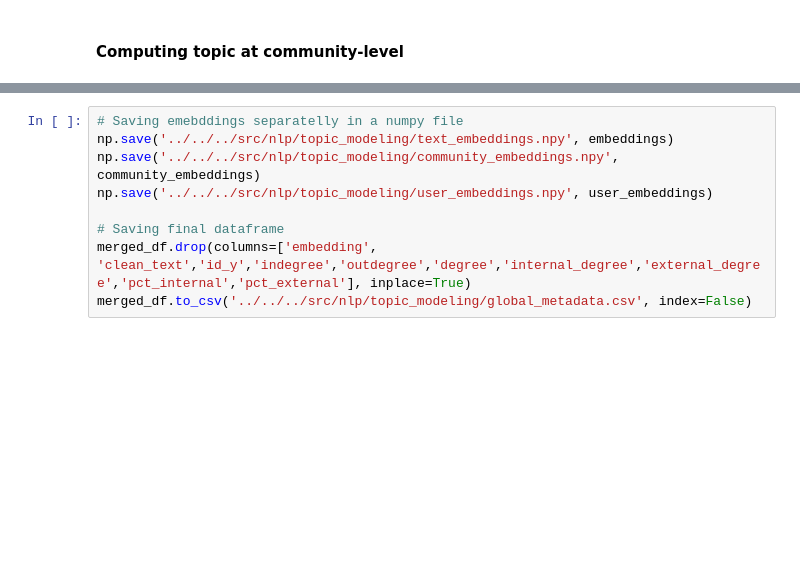
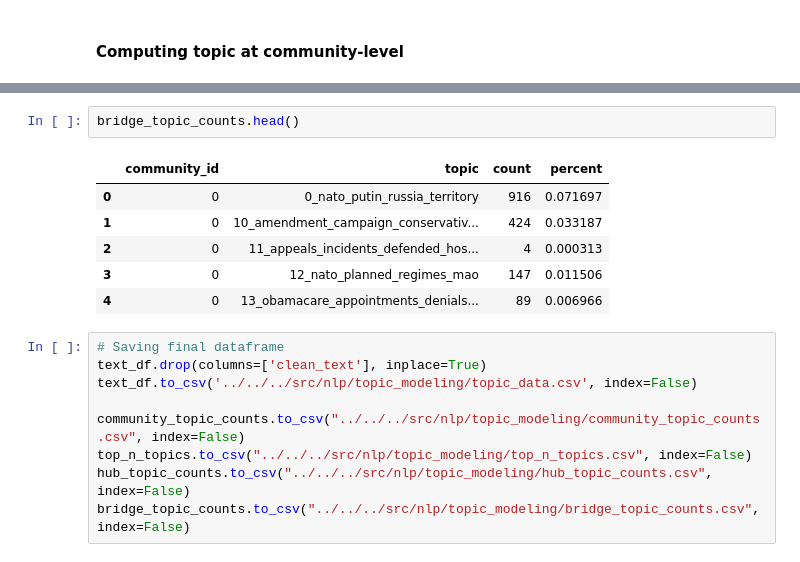
Before and after one commit to alfoCaiazza/Analysa, a Jupyter notebook: src/nlp/topic_modeling/global_community_topic.ipynb, the cells around one changed output, grey strips where cells are left out. Saved outputs shown, nothing was run; the diff lists cells and outputs as text; blank space fills up the shorter version.

```diff
--- a/src/nlp/topic_modeling/global_community_topic.ipynb
+++ b/src/nlp/topic_modeling/global_community_topic.ipynb
@@ -211,9 +152,18 @@ Unique users num: 3348
+# %%
+bridge_topic_counts.head()
+# %% [output]
+|  | community_id | topic | count | percent |
+| 0 | 0 | 0_nato_putin_russia_territory | 916 | 0.071697 |
+| 1 | 0 | 10_amendment_campaign_conservativ... | 424 | 0.033187 |
+| 2 | 0 | 11_appeals_incidents_defended_hos... | 4 | 0.000313 |
+| 3 | 0 | 12_nato_planned_regimes_mao | 147 | 0.011506 |
+| 4 | 0 | 13_obamacare_appointments_denials... | 89 | 0.006966 |
 # %%
-# Saving emebddings separatelly in a numpy file
-np.save('../../../src/nlp/topic_modeling/text_embeddings.npy', embeddings)
-np.save('../../../src/nlp/topic_modeling/community_embeddings.npy', community_embeddings)
-np.save('../../../src/nlp/topic_modeling/user_embeddings.npy', user_embeddings)
+# Saving final dataframe
+text_df.drop(columns=['clean_text'], inplace=True)
+text_df.to_csv('../../../src/nlp/topic_modeling/topic_data.csv', index=False)
 
-# Saving final dataframe
-merged_df.drop(columns=['embedding', 'clean_text','id_y','indegree','outdegree','degree','internal_degree','external_degree','pct_internal','pct_external'], inplace=True)
-merged_df.to_csv('../../../src/nlp/topic_modeling/global_metadata.csv', index=False)
+community_topic_counts.to_csv("../../../src/nlp/topic_modeling/community_topic_counts.csv", index=False)
+top_n_topics.to_csv("../../../src/nlp/topic_modeling/top_n_topics.csv", index=False)
+hub_topic_counts.to_csv("../../../src/nlp/topic_modeling/hub_topic_counts.csv", index=False)
+bridge_topic_counts.to_csv("../../../src/nlp/topic_modeling/bridge_topic_counts.csv", index=False)
```
Also changed, not shown: parts of 19 cells of this notebook, 10 other files.
